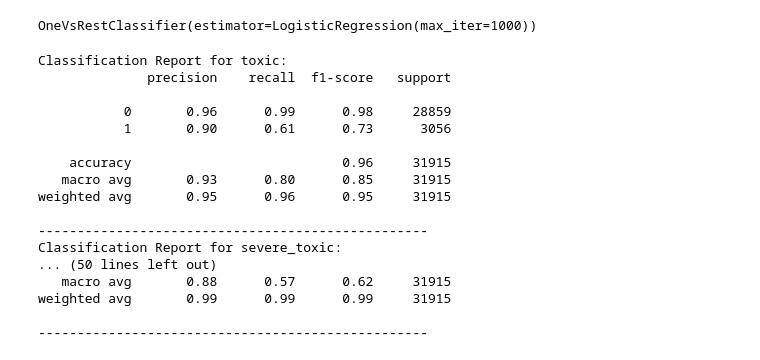
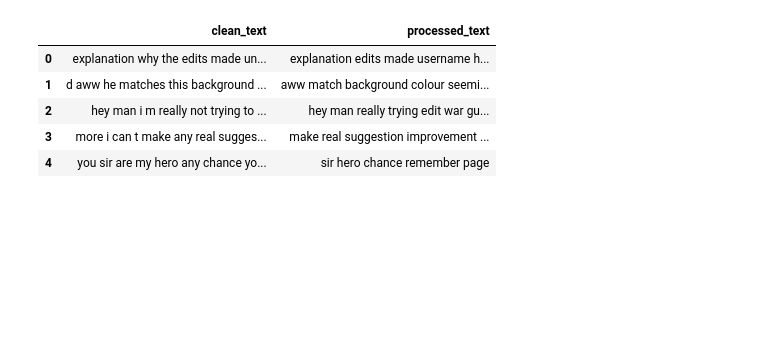
Before and after one commit to prakashwaddar628/Toxic-Comment-Classifier, a Jupyter notebook: main.ipynb, the cells around one changed output. Saved outputs shown, nothing was run; the diff lists cells and outputs as text; code cells hidden in the pictures; blank space fills up the shorter version.

```diff
--- a/main.ipynb
+++ b/main.ipynb
@@ -150,12 +134,18 @@ train_data['clean_comment'] = train_data['comment_text'].apply(clean_text)
 # %%
-stop_words = set(stopwords.words('english'))
+lemmatizer = WordNetLemmatizer()
+stop_words = set(stopwords.words("english"))
 
-# Function to remove stopwords
-def remove_stopwords(text):
-    words = nltk.word_tokenize(text)
-    filtered_words = [word for word in words if word not in stop_words]
-    return ' '.join(filtered_words)
+# Function to process text further
+def process_text(text):
+    words = word_tokenize(text)  # Tokenization
+    words = [word for word in words if word not in stop_words]  # Remove stopwords
+    words = [lemmatizer.lemmatize(word) for word in words]  # Lemmatization
+    return " ".join(words)
 
-# Apply the stopword removal function
-train_data['clean_comment'] = train_data['clean_comment'].apply(remove_stopwords)
+# Apply to dataset
+train_data["processed_text"] = train_data["clean_text"].apply(process_text)
+test_data["processed_text"] = test_data["clean_text"].apply(process_text)
+
+# Display processed text
+train_data[["clean_text", "processed_text"]].head()
 # %% [output]
@@ -167,0 +152,6 @@ train_data['clean_comment'] = train_data['clean_comment'].apply(remove_stopwords
+|  | clean_text | processed_text |
+| 0 | explanation why the edits made un... | explanation edits made username h... |
+| 1 | d aww he matches this background ... | aww match background colour seemi... |
+| 2 | hey man i m really not trying to ... | hey man really trying edit war gu... |
+| 3 | more i can t make any real sugges... | make real suggestion improvement ... |
+| 4 | you sir are my hero any chance yo... | sir hero chance remember page |
@@ -177,33 +157,0 @@ X_train, X_val, y_train, y_val = train_test_split(X, y, test_size=0.2, random_st
-# %%
-# Logistic Regression with One-vs-Rest strategy
-model = OneVsRestClassifier(LogisticRegression(max_iter=1000))
-model.fit(X_train, y_train)
-# %% [output]
-OneVsRestClassifier(estimator=LogisticRegression(max_iter=1000))
-# %%
-# Predicting on validation data
-y_pred = model.predict(X_val)
-
-# Evaluation for each label
-for idx, label in enumerate(y_train.columns):
-    print(f"Classification Report for {label}:")
-    print(classification_report(y_val.iloc[:, idx], y_pred[:, idx]))
-    print("-" * 50)
-# %% [output]
-Classification Report for toxic:
-              precision    recall  f1-score   support
-
-           0       0.96      0.99      0.98     28859
-           1       0.90      0.61      0.73      3056
-
-    accuracy                           0.96     31915
-   macro avg       0.93      0.80      0.85     31915
-weighted avg       0.95      0.96      0.95     31915
-
---------------------------------------------------
-Classification Report for severe_toxic:
-... (50 lines left out)
-   macro avg       0.88      0.57      0.62     31915
-weighted avg       0.99      0.99      0.99     31915
-
---------------------------------------------------
```
Also changed, not shown: parts of 26 cells of this notebook, 4 other files.
